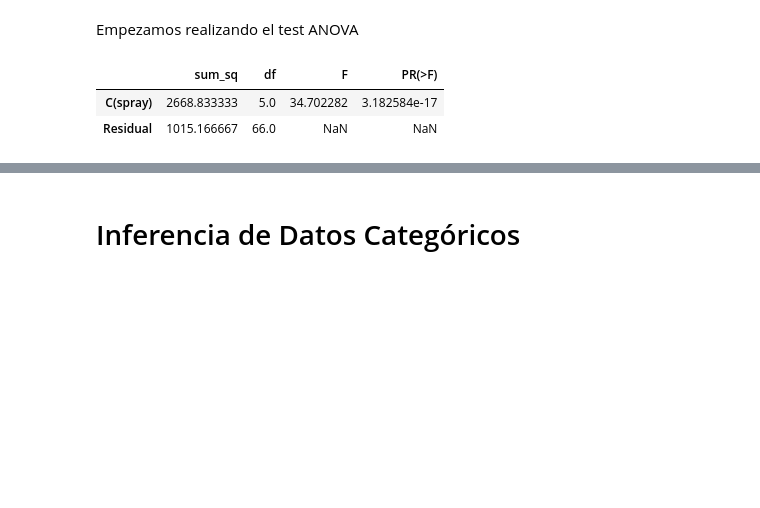
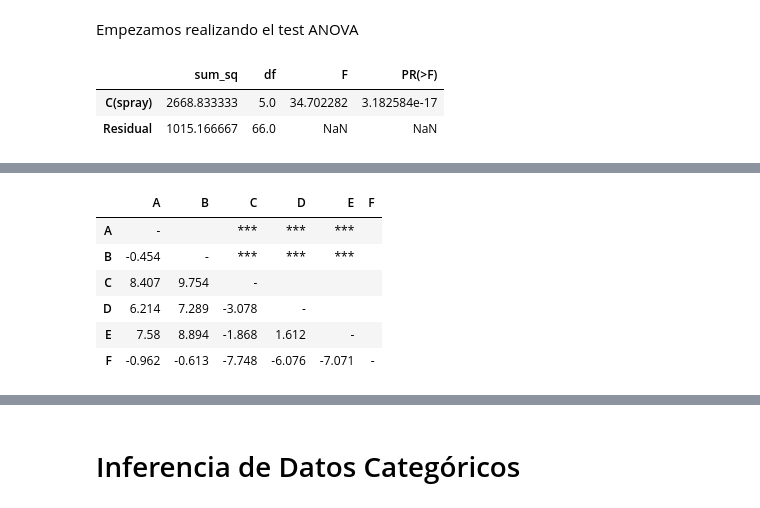
Before and after one commit to aarlandw/IIQ3402-Statistical-Design-Optimization-Multivariate-Analysis, a Jupyter notebook: Clases/Clase10_InferenciaEstadisticaVI.ipynb, the cells around one changed output, grey strips where cells are left out. Drawn from its saved outputs; the diff is of its cells as text; code cells hidden in the pictures; blank space fills up the shorter version.

```diff
--- a/Clases/Clase10_InferenciaEstadisticaVI.ipynb
+++ b/Clases/Clase10_InferenciaEstadisticaVI.ipynb
@@ -183,0 +224,10 @@ rf_ttest
+# %%
+t_test2
+# %% [output]
+|  | A | B | C | D | E | F |
+| A | - |  | *** | *** | *** |  |
+| B | -0.454 | - | *** | *** | *** |  |
+| C | 8.407 | 9.754 | - |  |  |  |
+| D | 6.214 | 7.289 | -3.078 | - |  |  |
+| E | 7.58 | 8.894 | -1.868 | 1.612 | - |  |
+| F | -0.962 | -0.613 | -7.748 | -6.076 | -7.071 | - |
```
Also changed, not shown: parts of 11 cells of this notebook.
